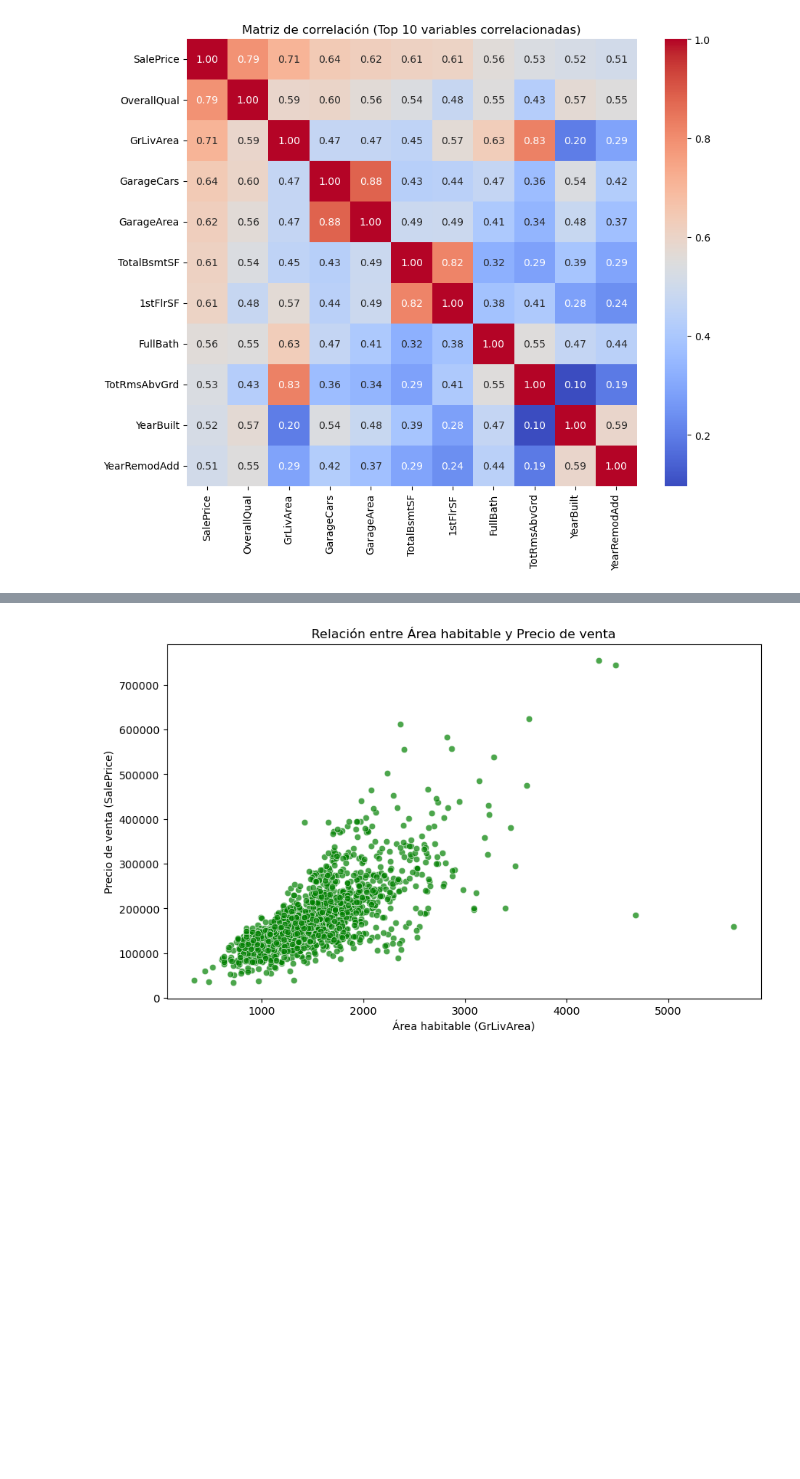
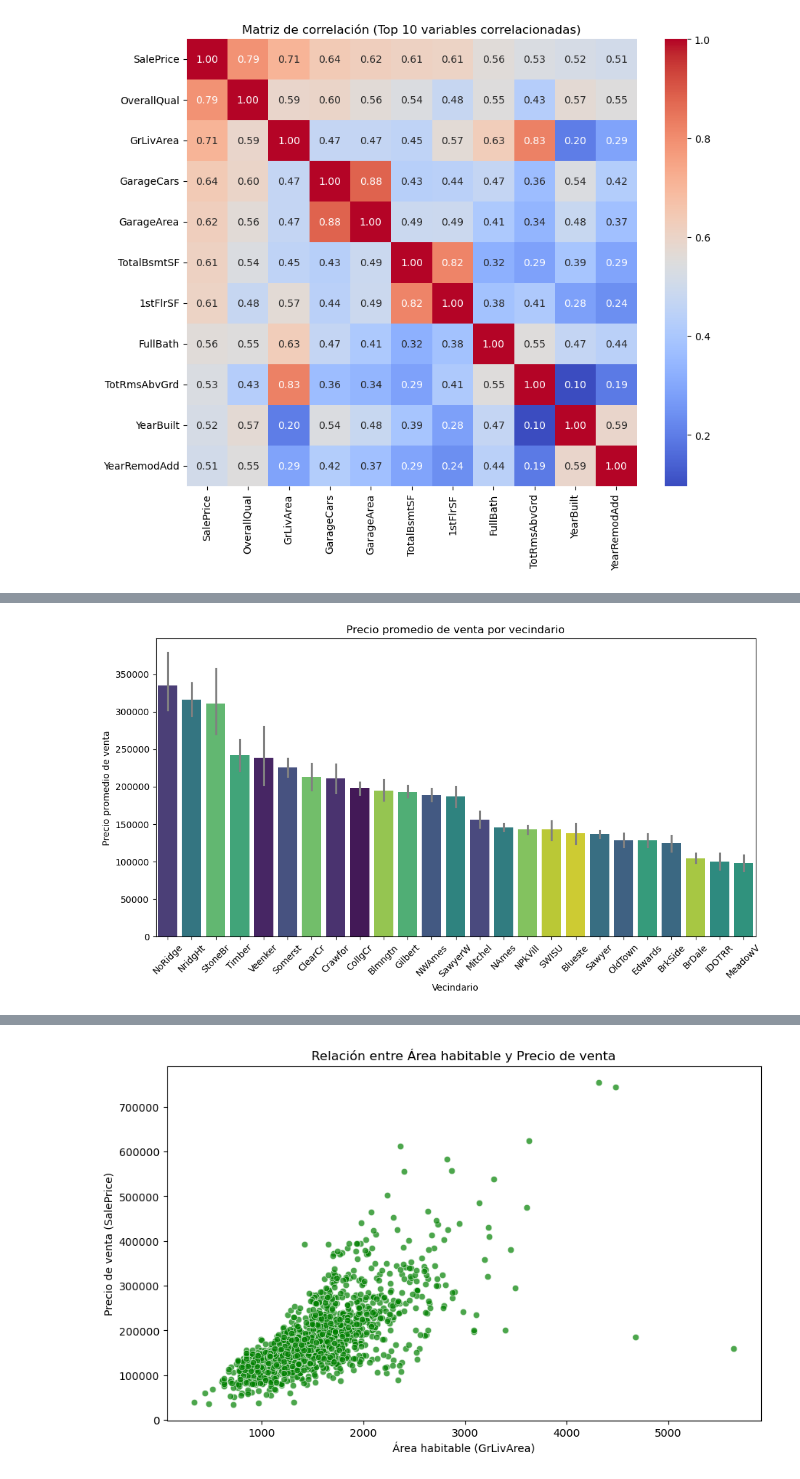
Before and after one commit to MartaCabo/tarea_house_predictions, a Jupyter notebook: Tarea2_1.ipynb, the cells around one changed output, grey strips where cells are left out. Cells and saved outputs as stored; diff of their text form; code cells hidden in the pictures; blank space fills up the shorter version.

```diff
--- a/Tarea2_1.ipynb
+++ b/Tarea2_1.ipynb
@@ -91 +133,17 @@ plt.show()
+# %%
+# Paso 4: Visualización de la relación entre variables
+# Relación de Variables Categóricas con el Precio de la Casa
+
+#Gráfico que muestra la distribución del precio promedio según el vecindario en el que se encuentra: Neighborhood
+plt.figure(figsize=(12, 6))
+# Calcular el precio promedio por vecindario
+neighborhood_order = data.groupby("Neighborhood")["SalePrice"].mean().sort_values(ascending=False).index
+sns.barplot(data=data, x="Neighborhood", y="SalePrice", hue = "Neighborhood", palette="viridis", order=neighborhood_order, legend=False, err_kws={'color': '.5'})
+plt.xticks(rotation=45)
+plt.title("Precio promedio de venta por vecindario")
+plt.ylabel("Precio promedio de venta")
+plt.xlabel("Vecindario")
+plt.show()
+# %% [output]
+[figure, added]
 # %%
```
Also changed, not shown: parts of 13 cells of this notebook, 1 other file.
